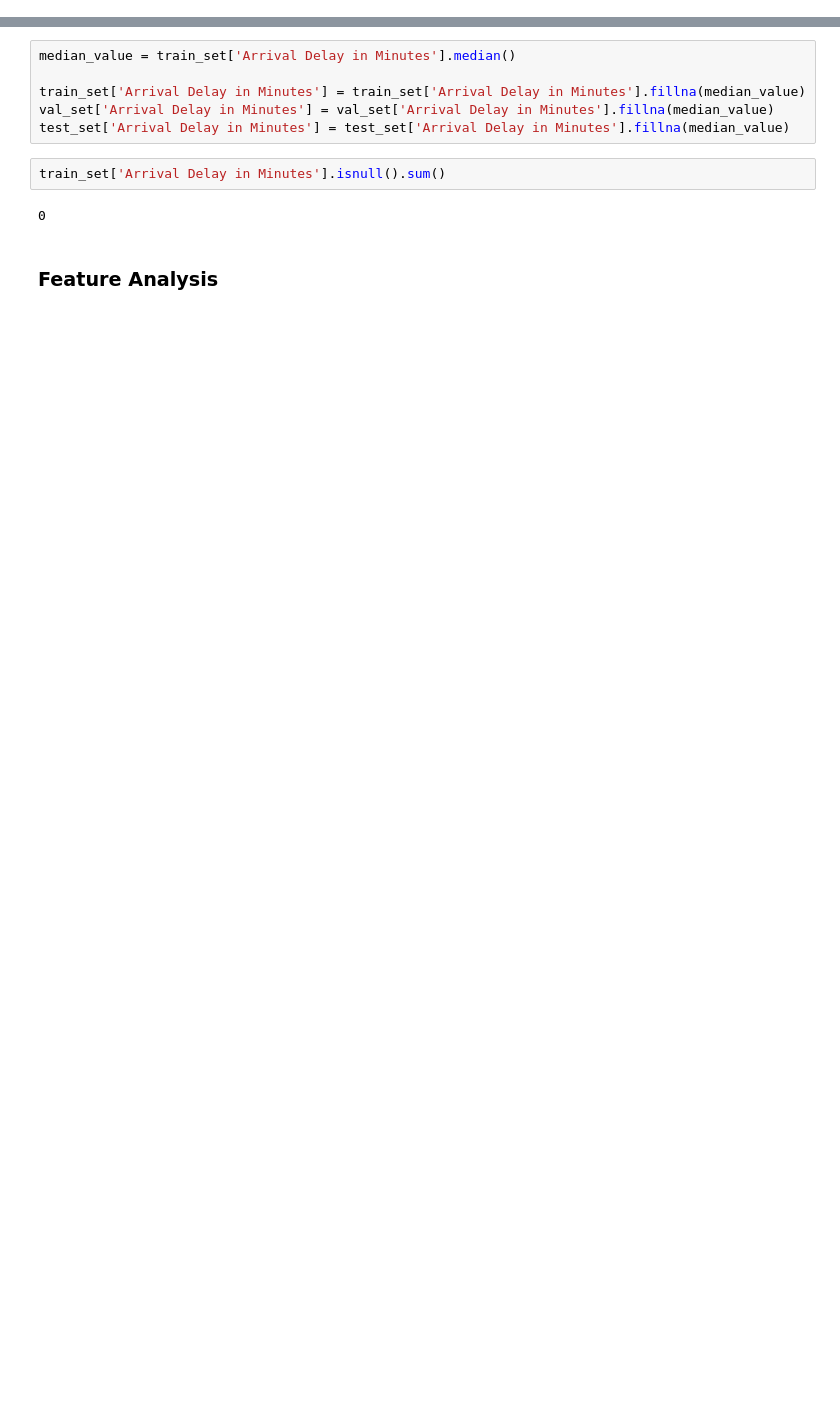
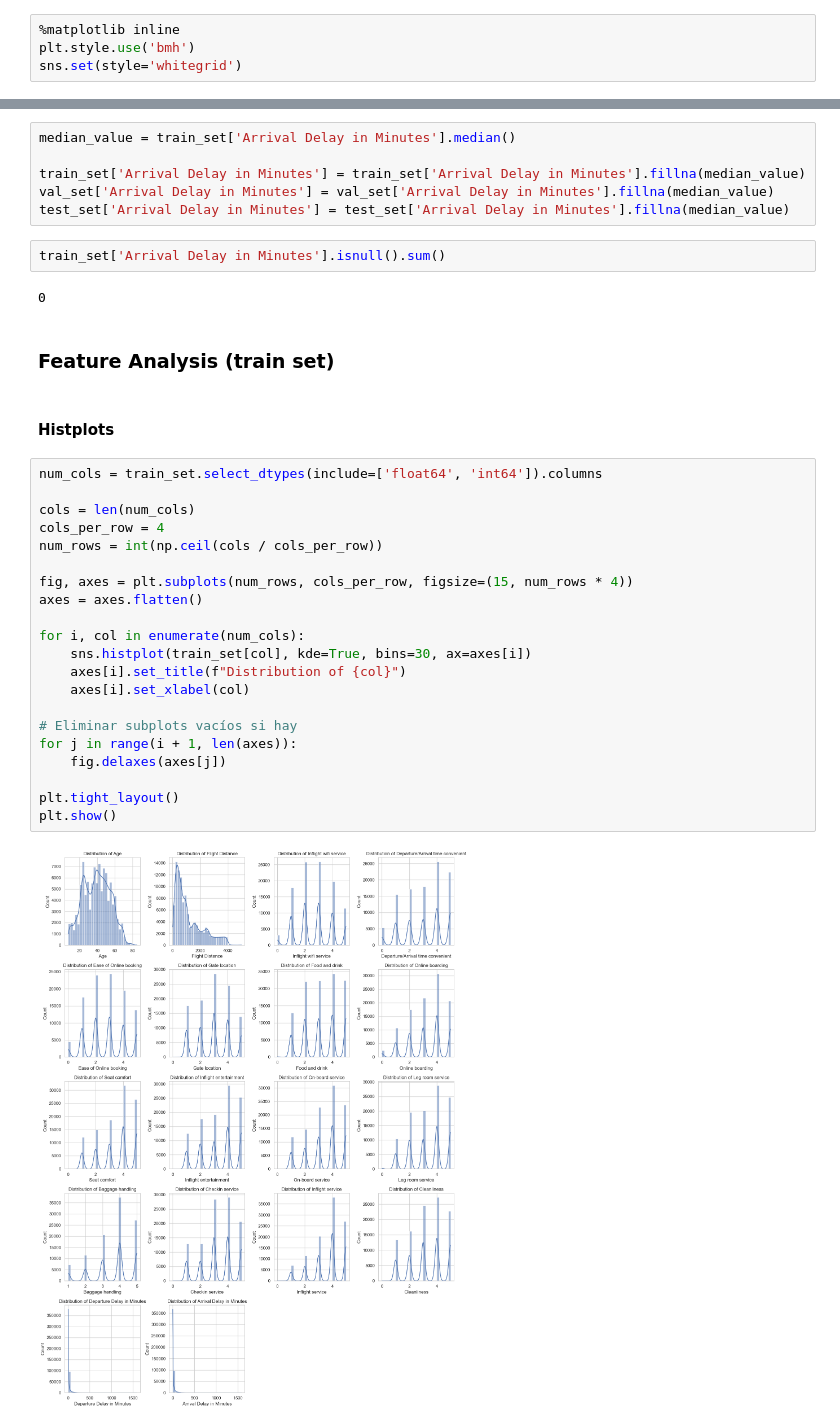
Before and after one commit to HernanRochon664/Proyectos-ML, a Jupyter notebook: Flight-Satisfaction/Airline-Passenger-Satisfaction.ipynb, the cells around one changed output, grey strips where cells are left out. Drawn from its saved outputs; the diff is of its cells as text; blank space fills up the shorter version.

Commit message:
Small changes - HDCLF and Feature Analysis - APS

```diff
--- a/Flight-Satisfaction/Airline-Passenger-Satisfaction.ipynb
+++ b/Flight-Satisfaction/Airline-Passenger-Satisfaction.ipynb
@@ -25,3 +27,7 @@ def remove_labels(df, label_name):
+# %%
+%matplotlib inline
+plt.style.use('bmh')
+sns.set(style='whitegrid')
 # %% [markdown]
 ## Data Visualization
 # %%
@@ -172,4 +182,29 @@ train_set['Arrival Delay in Minutes'].isnull().sum()
 # %% [output]
 0
 # %% [markdown]
-### Feature Analysis
+### Feature Analysis (train set)
+# %% [markdown]
+#### Histplots
+# %%
+num_cols = train_set.select_dtypes(include=['float64', 'int64']).columns
+
+cols = len(num_cols)
+cols_per_row = 4
+num_rows = int(np.ceil(cols / cols_per_row))
+
+fig, axes = plt.subplots(num_rows, cols_per_row, figsize=(15, num_rows * 4))
+axes = axes.flatten()
+
+for i, col in enumerate(num_cols):
+    sns.histplot(train_set[col], kde=True, bins=30, ax=axes[i])
+    axes[i].set_title(f"Distribution of {col}")
+    axes[i].set_xlabel(col)
+
+# Eliminar subplots vacíos si hay
+for j in range(i + 1, len(axes)):
+    fig.delaxes(axes[j])
+
+plt.tight_layout()
+plt.show()
+# %% [output]
+[figure, added]
```
Also changed, not shown: parts of 10 cells of this notebook, 1 other file.
